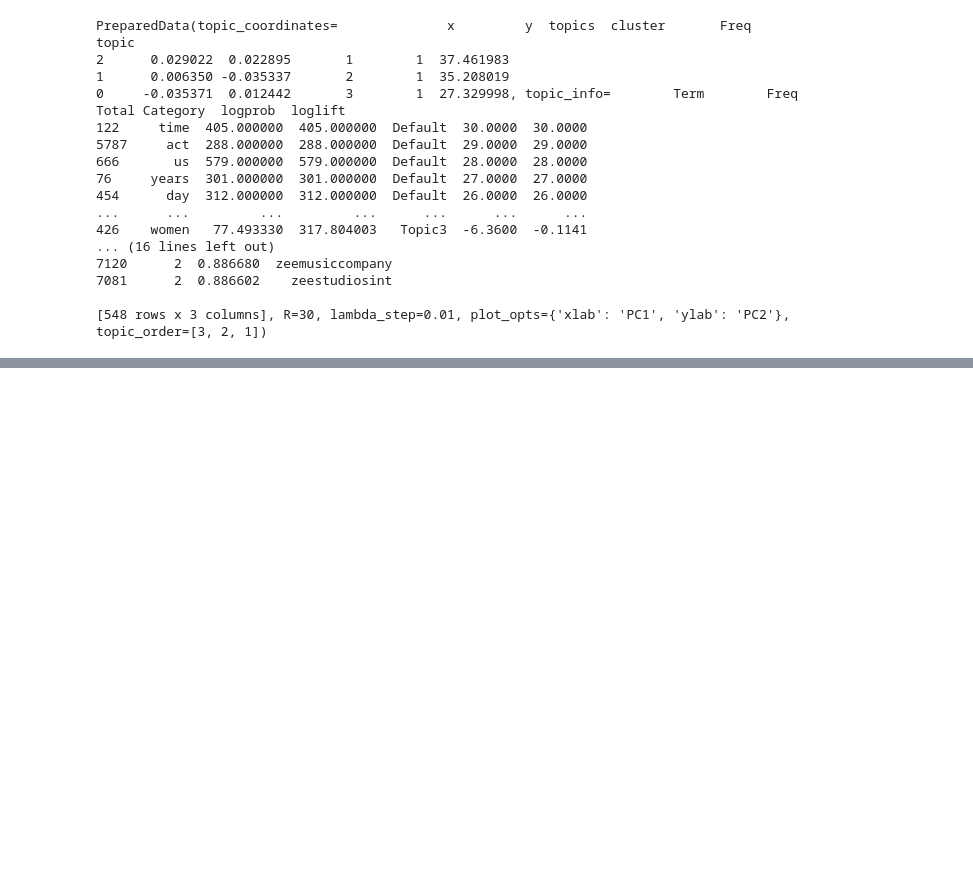
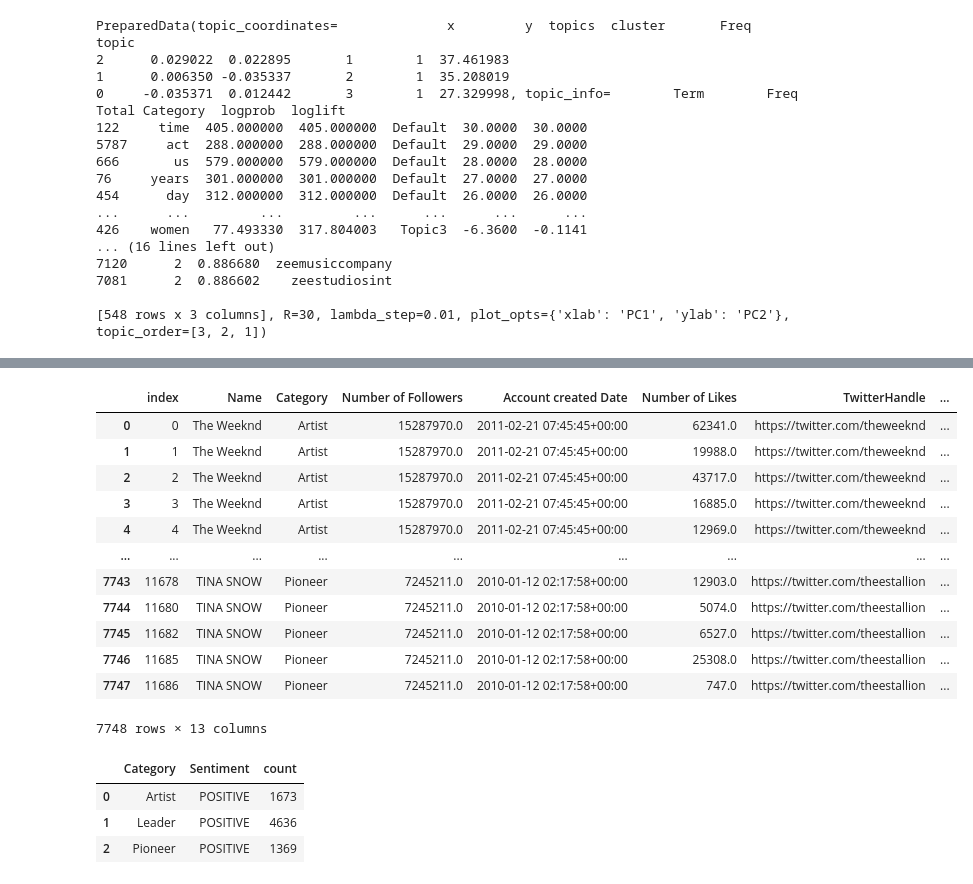
Before and after one commit to Surb22/Final-Project-IS417, a Jupyter notebook: Code/twitter_data.ipynb, the cells around one changed output, grey strips where cells are left out. Cells and saved outputs as stored; diff of their text form; code cells hidden in the pictures; blank space fills up the shorter version.

```diff
--- a/Code/twitter_data.ipynb
+++ b/Code/twitter_data.ipynb
@@ -379,0 +429,25 @@ len(sentiment)
+# %%
+tweets_df1_sentiment_pos = tweets_df1_sentiment[tweets_df1_sentiment['Sentiment'] == 'POSITIVE'].reset_index()
+tweets_df1_sentiment_pos
+# %% [output]
+|  | index | Name | Category | Number of Followers | Account created Date | Number of Likes | TwitterHandle | ... |
+| 0 | 0 | The Weeknd | Artist | 15287970.0 | 2011-02-21 07:45:45+00:00 | 62341.0 | https://twitter.com/theweeknd | ... |
+| 1 | 1 | The Weeknd | Artist | 15287970.0 | 2011-02-21 07:45:45+00:00 | 19988.0 | https://twitter.com/theweeknd | ... |
+| 2 | 2 | The Weeknd | Artist | 15287970.0 | 2011-02-21 07:45:45+00:00 | 43717.0 | https://twitter.com/theweeknd | ... |
+| 3 | 3 | The Weeknd | Artist | 15287970.0 | 2011-02-21 07:45:45+00:00 | 16885.0 | https://twitter.com/theweeknd | ... |
+| 4 | 4 | The Weeknd | Artist | 15287970.0 | 2011-02-21 07:45:45+00:00 | 12969.0 | https://twitter.com/theweeknd | ... |
+| ... | ... | ... | ... | ... | ... | ... | ... | ... |
+| 7743 | 11678 | TINA SNOW | Pioneer | 7245211.0 | 2010-01-12 02:17:58+00:00 | 12903.0 | https://twitter.com/theestallion | ... |
+| 7744 | 11680 | TINA SNOW | Pioneer | 7245211.0 | 2010-01-12 02:17:58+00:00 | 5074.0 | https://twitter.com/theestallion | ... |
+| 7745 | 11682 | TINA SNOW | Pioneer | 7245211.0 | 2010-01-12 02:17:58+00:00 | 6527.0 | https://twitter.com/theestallion | ... |
+| 7746 | 11685 | TINA SNOW | Pioneer | 7245211.0 | 2010-01-12 02:17:58+00:00 | 25308.0 | https://twitter.com/theestallion | ... |
+| 7747 | 11686 | TINA SNOW | Pioneer | 7245211.0 | 2010-01-12 02:17:58+00:00 | 747.0 | https://twitter.com/theestallion | ... |
+7748 rows × 13 columns
+# %%
+tweets_df1_sentiment_pos = tweets_df1_sentiment_pos.groupby(by='Category')['Sentiment'].value_counts().reset_index(name='count')
+tweets_df1_sentiment_pos
+# %% [output]
+|  | Category | Sentiment | count |
+| 0 | Artist | POSITIVE | 1673 |
+| 1 | Leader | POSITIVE | 4636 |
+| 2 | Pioneer | POSITIVE | 1369 |
```
Also changed, not shown: parts of 20 cells of this notebook.
